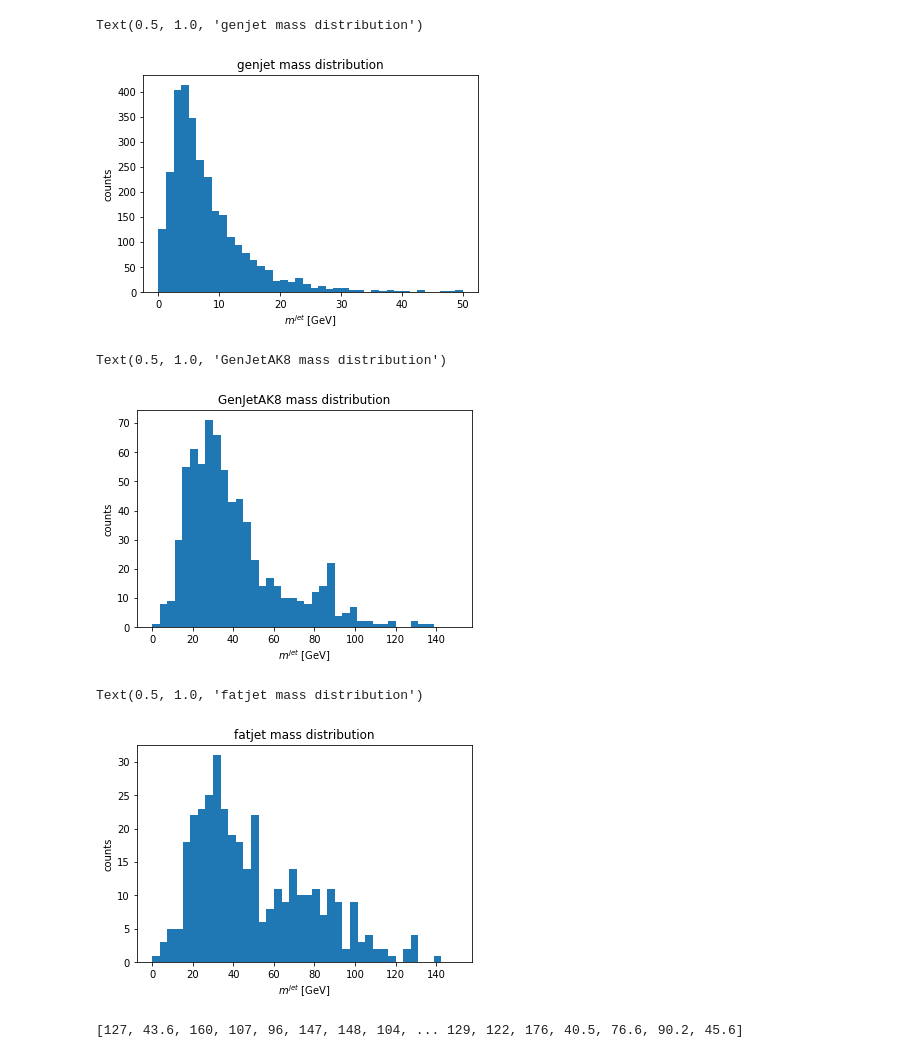
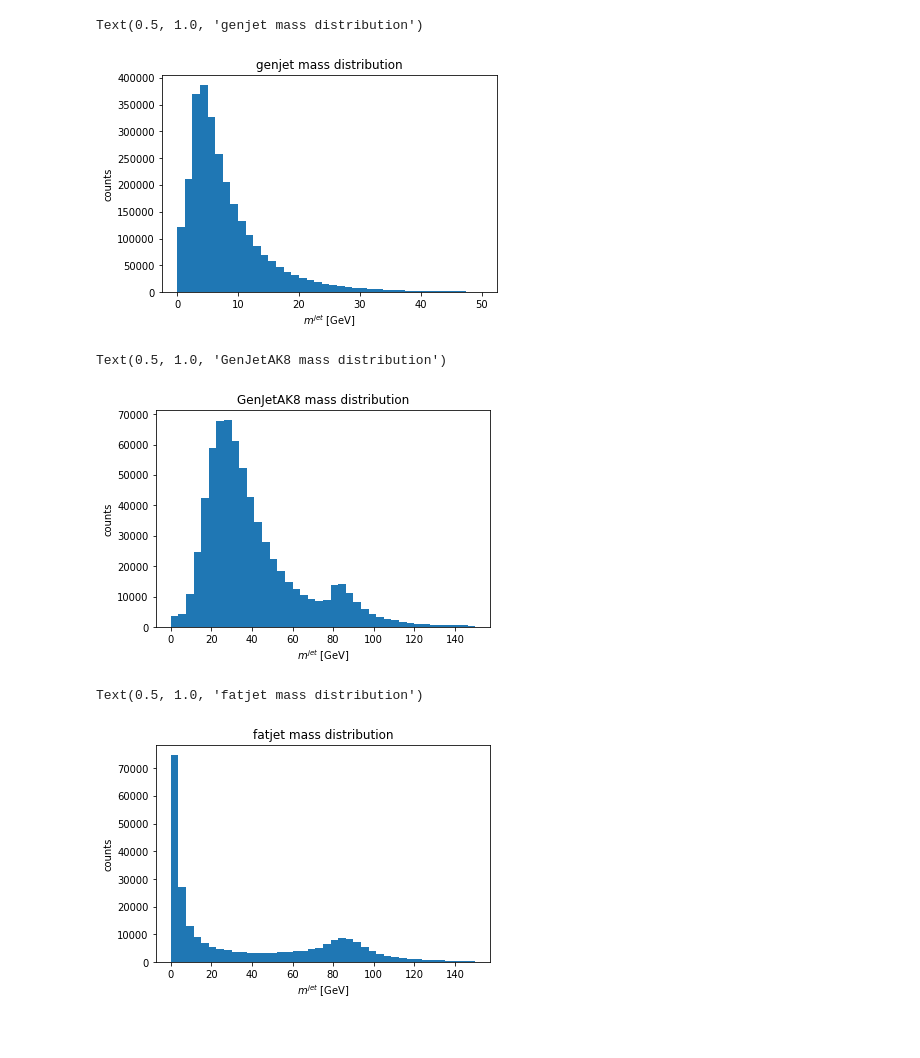
Before and after one commit to rdelliga/coffea, a Jupyter notebook: WPLEPWMHADjj_plot.ipynb, the cells around one changed output. Cells and saved outputs as stored; diff of their text form; code cells hidden in the pictures.

```diff
--- a/WPLEPWMHADjj_plot.ipynb
+++ b/WPLEPWMHADjj_plot.ipynb
@@ -14,7 +14,7 @@ from coffea.nanoevents import NanoEventsFactory, NanoAODSchema
 #import coffea.processor as processor
 
 #File to read
-fname='WPLEPWMHADjj_4f_EWK_UL2018-NANOAODSIMv9.root'
+fname='WPLEPWMHADjj_4f_EWK_UL2018-NANOAODSIMv9/Combined1.root'
 
 #Define the events
 events = NanoEventsFactory.from_root(
@@ -175,7 +174,7 @@ plt.title("genjet mass distribution")
 #plt.legend()
 # %% [output]
 Text(0.5, 1.0, 'genjet mass distribution')
-[figure, old version]
+[figure, new version]
 # %%
 #Take the GenJetAK8 mass and plot its histogram
 gjm = events.GenJetAK8.mass
@@ -187,34 +186,19 @@ plt.title("GenJetAK8 mass distribution")
 #plt.legend()
 # %% [output]
 Text(0.5, 1.0, 'GenJetAK8 mass distribution')
-[figure, old version]
+[figure, new version]
 # %%
 #Take the fatjet mass and plot its histogram
-fjm = events.FatJet.mass
+fjm = events.FatJet.msoftdrop
 plt.hist(ak.flatten(fjm), bins=40, range=[0,150], label="$m^{j}$ [GeV]")
 #previous line: you have to flatten the awkward array because its size is ambiguous due to variable-length arrays
 plt.xlabel("$m^{jet}$ [GeV]")
 plt.ylabel("counts")
 plt.title("fatjet mass distribution")
 #plt.legend()
 # %% [output]
 Text(0.5, 1.0, 'fatjet mass distribution')
-[figure, old version]
+[figure, new version]
-# %%
-#Take all the jets
-jets = events.Jet
-
-#Take the the jets with leading pT
-jets_l = events.Jet[:,0]
-#previous line: it means, for all the events, take the first jet
-print(events.Jet.pt[:,1])
-#plt.hist(jets_l.pt, bins=50, range=[0,150], label="$p_{T}^{jet}$ [GeV]")
-
-#Take the jets with subleading pT
-jets_sub = events.Jet[:,1]
-#plt.hist(ak.flatten(jets_subleading.pt), bins=50, range=[0,150], label="$p_{T}^{jet}$ [GeV]")
-# %% [output]
-[127, 43.6, 160, 107, 96, 147, 148, 104, ... 129, 122, 176, 40.5, 76.6, 90.2, 45.6]
 # %%
 #Take all the jets
 jets = events.Jet
```
Also changed, not shown: parts of 14 cells of this notebook, 1 other file.
